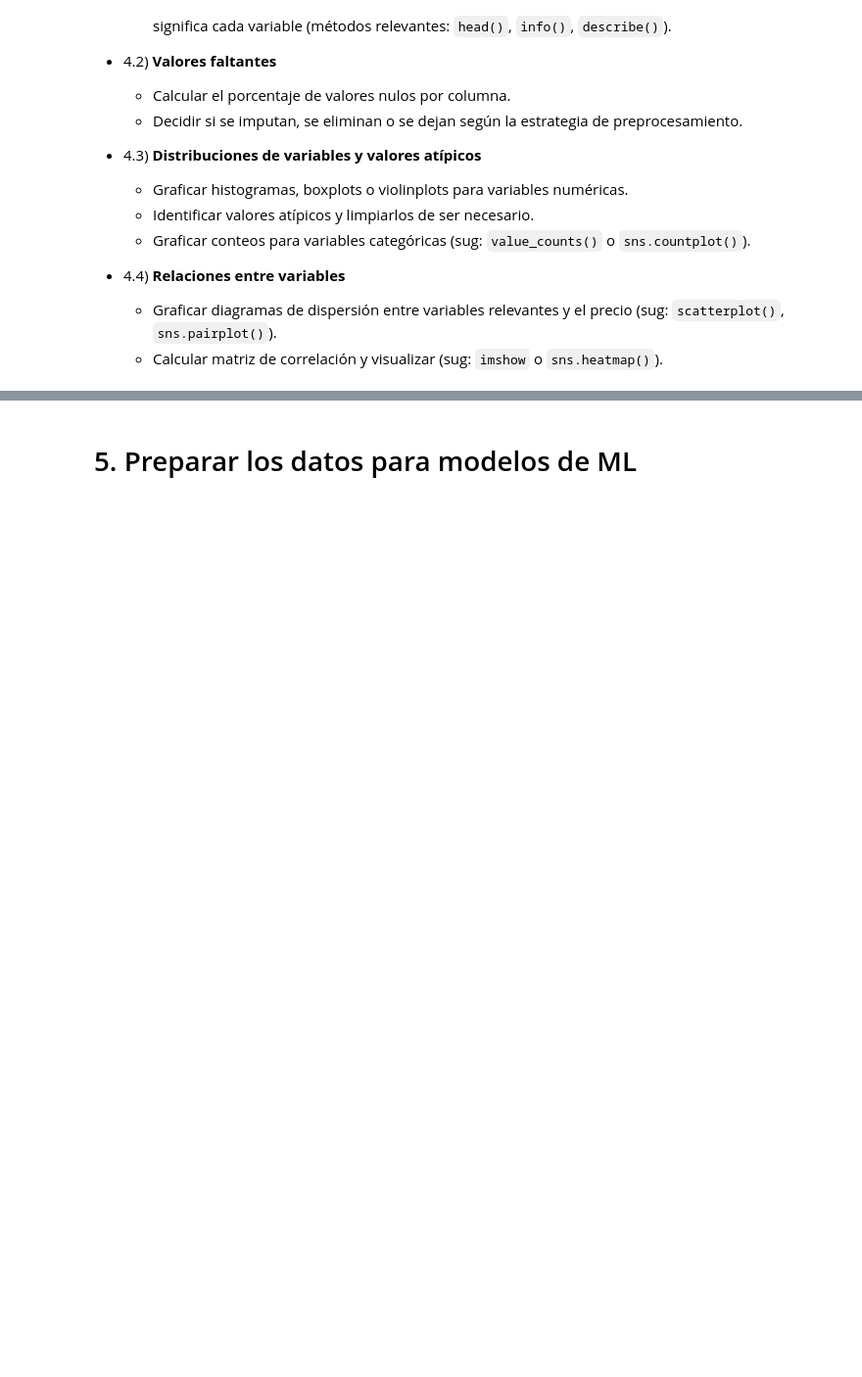
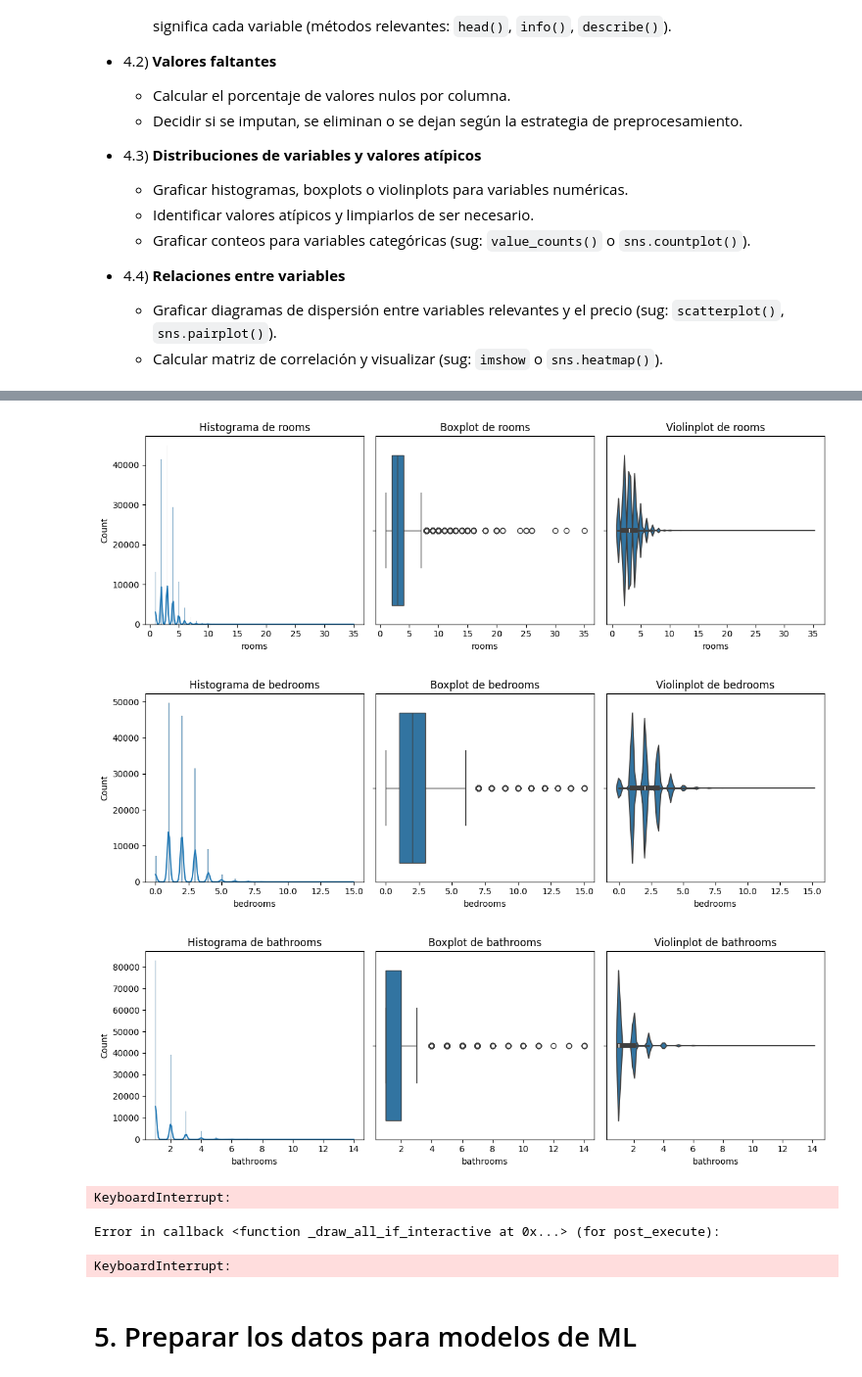
Before and after one commit to nicofala/SIA_2C2025, a Jupyter notebook: TP1/Consigna_TP1.ipynb, the cells around one changed output, grey strips where cells are left out. Shown at 98% size. Cells and saved outputs as stored; diff of their text form; code cells hidden in the pictures; blank space fills up the shorter version.

```diff
--- a/TP1/Consigna_TP1.ipynb
+++ b/TP1/Consigna_TP1.ipynb
@@ -114,0 +208,11 @@ Acá comienzan ustedes..
+# %%
+#4.3.3 cuales son las variables categóricas
+
+# Count the number of columns
+num_columns = df.shape[1]
+print(f"Numero de columnas: {num_columns}\n")
+
+# Count unique values per column
+print("Numero de valores unicos por columna:")
+for col in df.columns:
+    print(f"{col}: {df[col].nunique()}")
@@ -115,3 +261,55 @@ Acá comienzan ustedes..
+# %%
+#4.3
+
+# Variables
+num_vars = ['rooms','bedrooms','bathrooms','surface_total','surface_covered','price','lat','lon']
+cat_vars = ['l1','l2','l3','currency','property_type','operation_type']
+
+# -----------------------------
+# 1. Visualización y outliers
+# -----------------------------
+for col in num_vars:
+    plt.figure(figsize=(12,4))
+
+    # Histograma
+    plt.subplot(1,3,1)
+    sns.histplot(df[col].dropna(), kde=True)
+    plt.title(f'Histograma de {col}')
+
+    # Boxplot
+    plt.subplot(1,3,2)
+    sns.boxplot(x=df[col])
+    plt.title(f'Boxplot de {col}')
+
+    # Violinplot
+    plt.subplot(1,3,3)
+    sns.violinplot(x=df[col])
+    plt.title(f'Violinplot de {col}')
+
+    plt.tight_layout()
+    plt.show()
+
+# Recorte de outliers (1%-99% percentil)
+for col in ['rooms','bedrooms','bathrooms','surface_total','surface_covered','price']:
+    lower = df[col].quantile(0.01)
+    upper = df[col].quantile(0.99)
+    df = df[(df[col] >= lower) & (df[col] <= upper)]
+
+# -----------------------------
+# 2. Conteos para categóricas
+# -----------------------------
+for col in cat_vars:
+    plt.figure(figsize=(8,4))
+    sns.countplot(y=col, data=df, order=df[col].value_counts().index)
+    plt.title(f'Conteo por {col}')
+    plt.show()
+# %% [output]
+[figure, added]
+[figure, added]
+[figure, added]
+KeyboardInterrupt:
+Error in callback <function _draw_all_if_interactive at 0x...> (for post_execute):
+KeyboardInterrupt:
 # %% [markdown]
 # 5. Preparar los datos para modelos de ML
 # %% [markdown]
```
Also changed, not shown: parts of 11 cells of this notebook, 1 other file.
